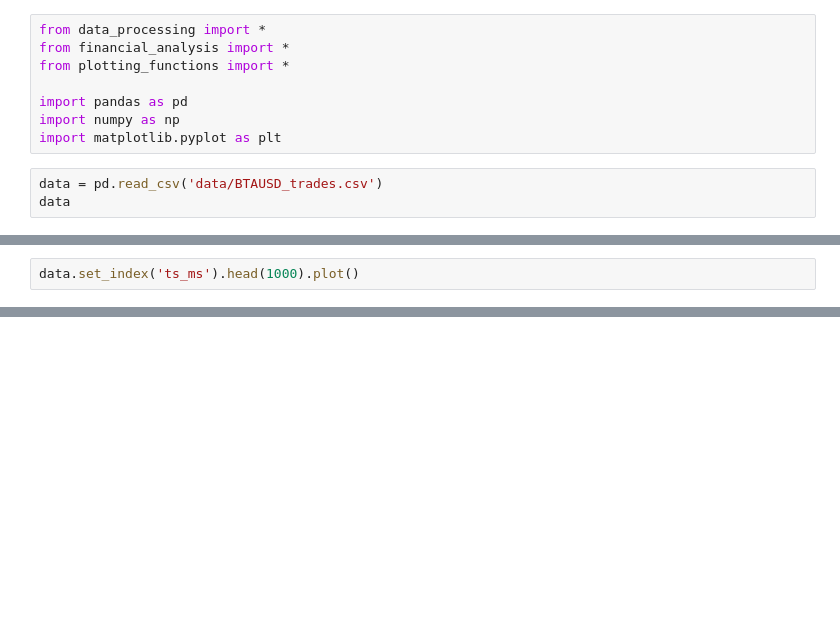
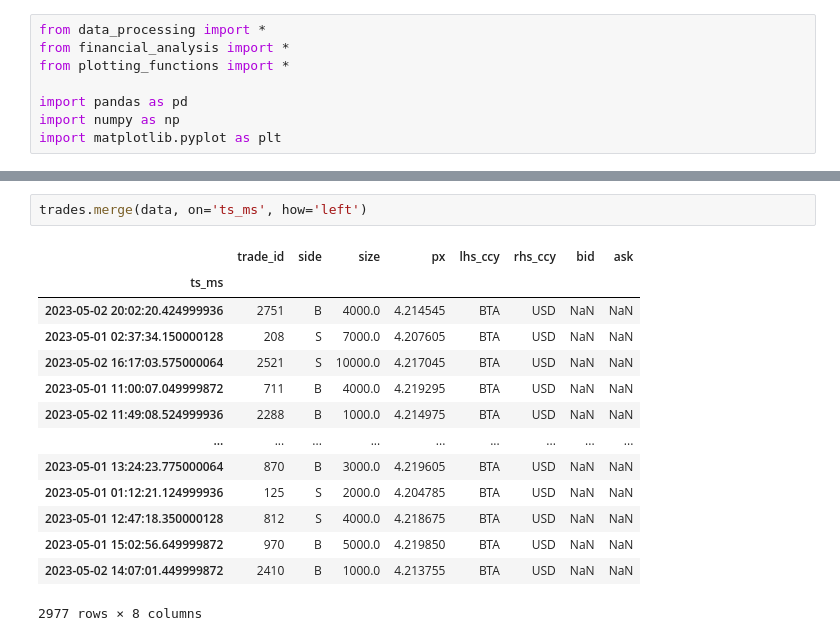
Before and after one commit to Armand-Morin/XTX-markout, a Jupyter notebook: financial_data_analysis.ipynb, the cells around one changed output, grey strips where cells are left out. Cells and saved outputs as stored; diff of their text form; blank space fills up the shorter version.

```diff
--- a/financial_data_analysis.ipynb
+++ b/financial_data_analysis.ipynb
@@ -6,6 +6,3 @@ from plotting_functions import *
 import pandas as pd
 import numpy as np
 import matplotlib.pyplot as plt
-# %%
-data = pd.read_csv('data/BTAUSD_trades.csv')
-data
@@ -43,2 +8,0 @@ data
-# %%
-data.set_index('ts_ms').head(1000).plot()
@@ -54,0 +40,17 @@ dico
+# %%
+trades.merge(data, on='ts_ms', how='left')
+# %% [output]
+|  | trade_id | side | size | px | lhs_ccy | rhs_ccy | bid | ask |
+| ts_ms |  |  |  |  |  |  |  |  |
+| 2023-05-02 20:02:20.424999936 | 2751 | B | 4000.0 | 4.214545 | BTA | USD | NaN | NaN |
+| 2023-05-01 02:37:34.150000128 | 208 | S | 7000.0 | 4.207605 | BTA | USD | NaN | NaN |
+| 2023-05-02 16:17:03.575000064 | 2521 | S | 10000.0 | 4.217045 | BTA | USD | NaN | NaN |
+| 2023-05-01 11:00:07.049999872 | 711 | B | 4000.0 | 4.219295 | BTA | USD | NaN | NaN |
+| 2023-05-02 11:49:08.524999936 | 2288 | B | 1000.0 | 4.214975 | BTA | USD | NaN | NaN |
+| ... | ... | ... | ... | ... | ... | ... | ... | ... |
+| 2023-05-01 13:24:23.775000064 | 870 | B | 3000.0 | 4.219605 | BTA | USD | NaN | NaN |
+| 2023-05-01 01:12:21.124999936 | 125 | S | 2000.0 | 4.204785 | BTA | USD | NaN | NaN |
+| 2023-05-01 12:47:18.350000128 | 812 | S | 4000.0 | 4.218675 | BTA | USD | NaN | NaN |
+| 2023-05-01 15:02:56.649999872 | 970 | B | 5000.0 | 4.219850 | BTA | USD | NaN | NaN |
+| 2023-05-02 14:07:01.449999872 | 2410 | B | 1000.0 | 4.213755 | BTA | USD | NaN | NaN |
+2977 rows × 8 columns
```
Also changed, not shown: parts of 9 cells of this notebook, 1 other file.
